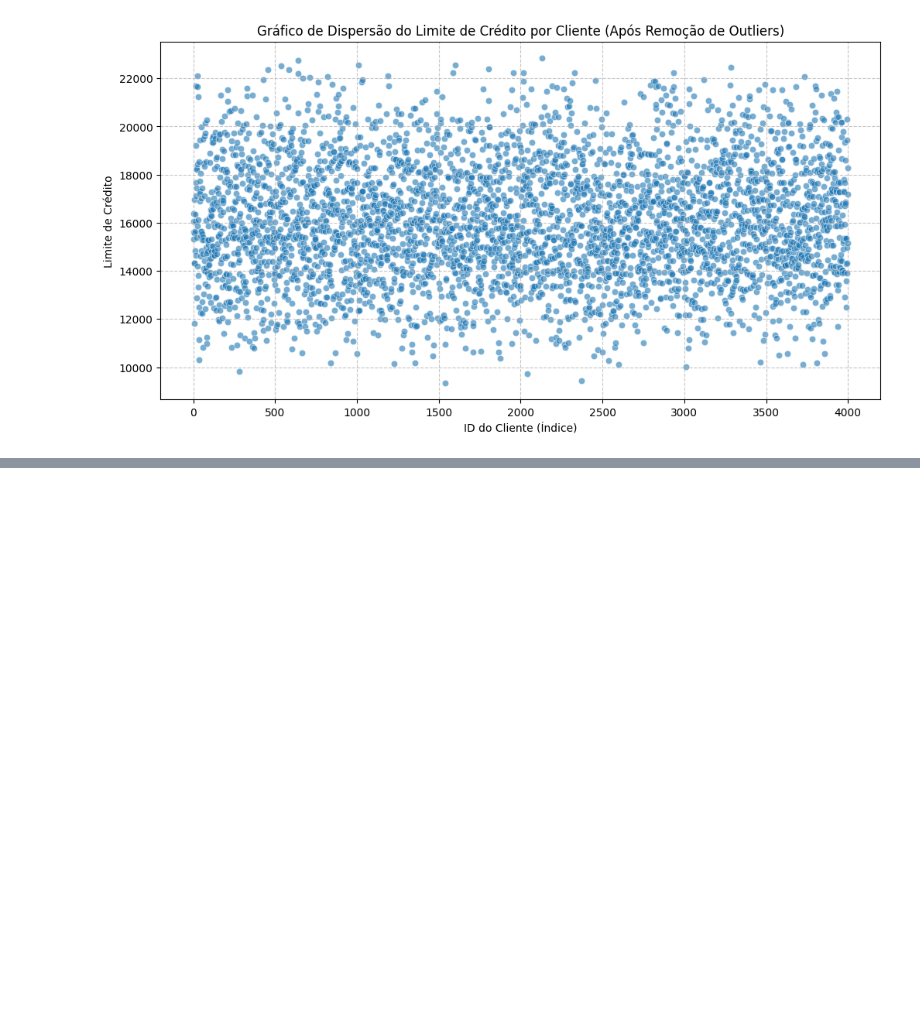
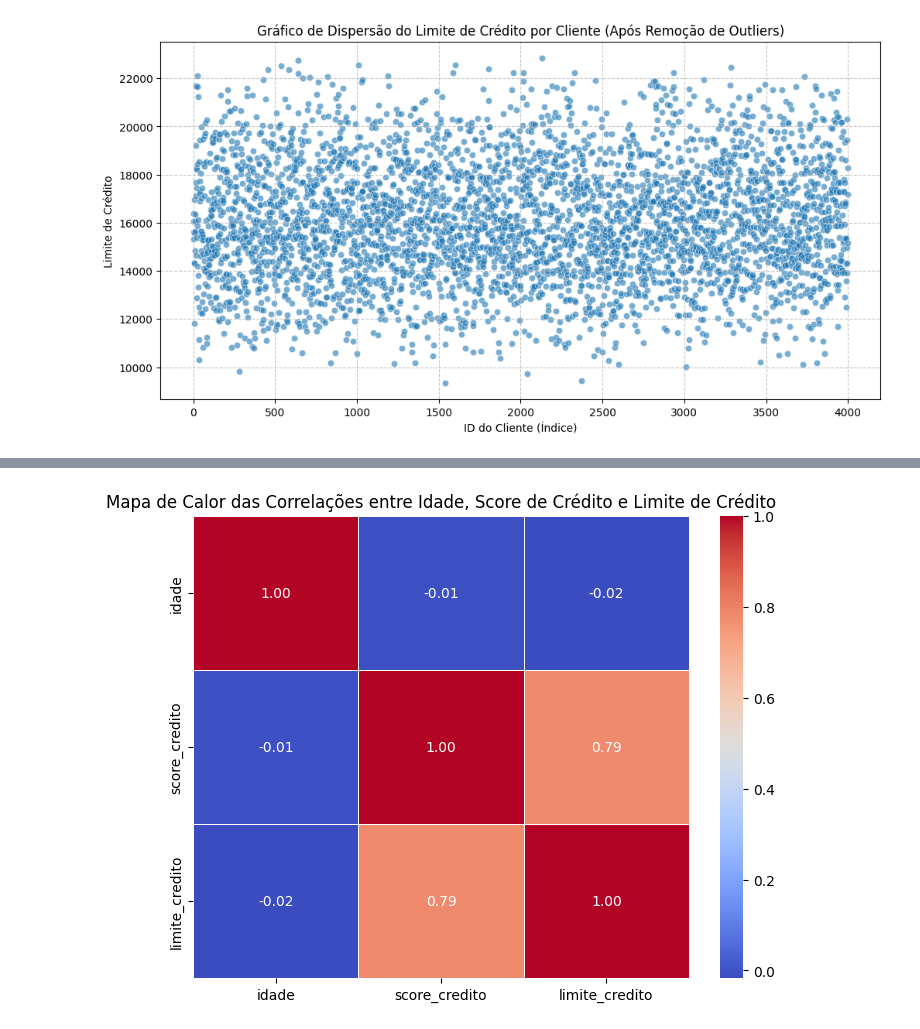
Before and after one commit to roneyreissilva/Projeto_Neocard, a Jupyter notebook: Notebook_Neocard_Roney.ipynb, the cells around one changed output, grey strips where cells are left out. Saved outputs shown, nothing was run; the diff lists cells and outputs as text; code cells hidden in the pictures; blank space fills up the shorter version.

```diff
--- a/Notebook_Neocard_Roney.ipynb
+++ b/Notebook_Neocard_Roney.ipynb
@@ -258,0 +385,11 @@ plt.show()
+# %%
+# Calcular a matriz de correlação
+correlation_matrix = df_segmento_numerico[['idade', 'score_credito', 'limite_credito']].corr()
+
+# Gerar o mapa de calor
+plt.figure(figsize=(8, 6))
+sns.heatmap(correlation_matrix, annot=True, cmap='coolwarm', fmt=".2f", linewidths=.5)
+plt.title('Mapa de Calor das Correlações entre Idade, Score de Crédito e Limite de Crédito')
+plt.show()
+# %% [output]
+[figure, added]
```
Also changed, not shown: parts of 10 cells of this notebook.
